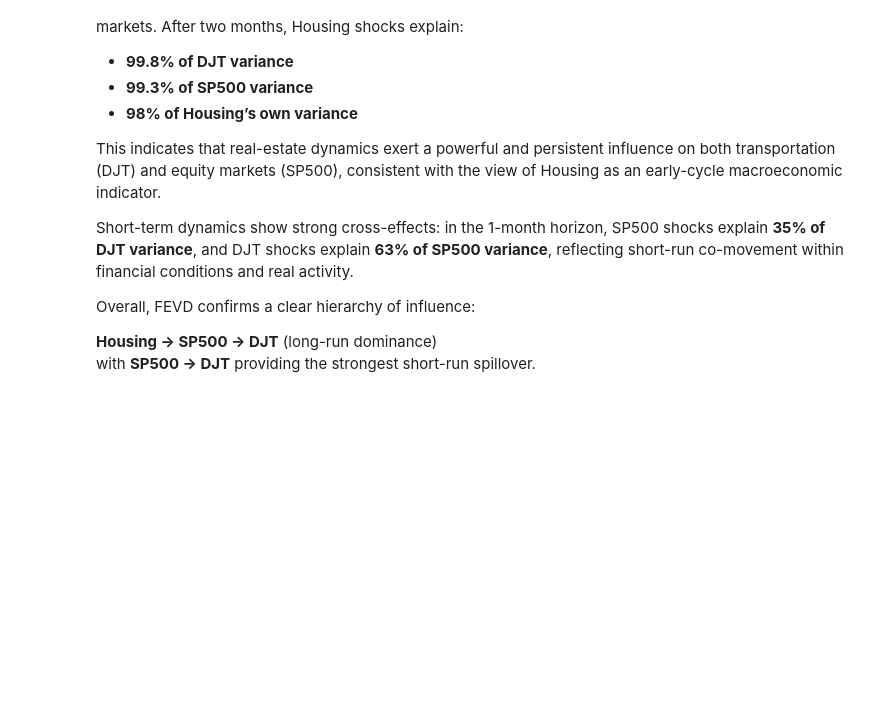
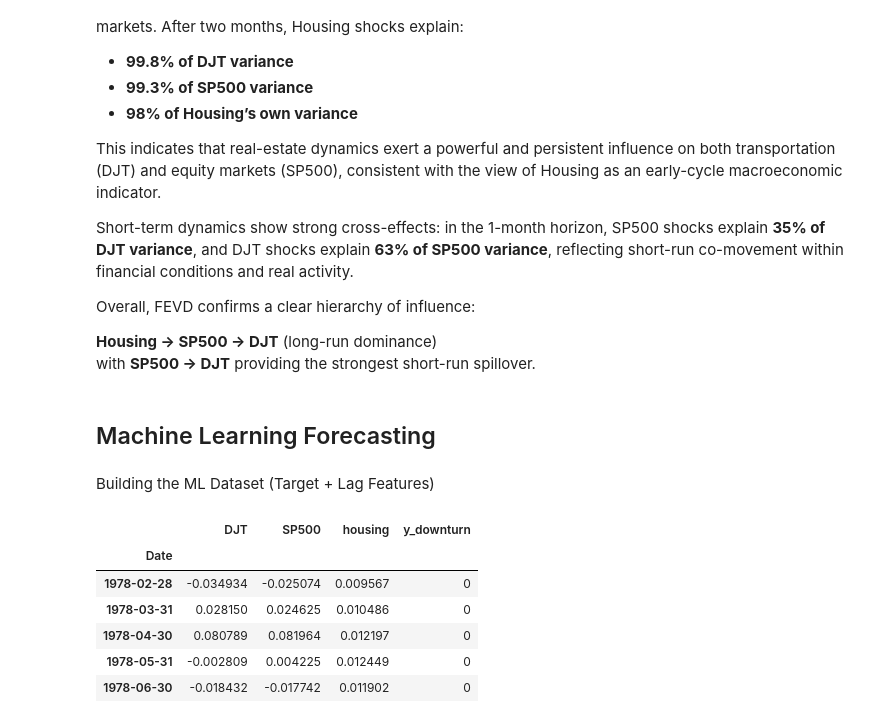
Before and after one commit to efederincay/us-market-leadlag-analysis, a Jupyter notebook: Lead_Lag_Analysis_US_Markets.ipynb, the cells around one changed output. Cells and saved outputs as stored; diff of their text form; code cells hidden in the pictures; blank space fills up the shorter version.

```diff
--- a/Lead_Lag_Analysis_US_Markets.ipynb
+++ b/Lead_Lag_Analysis_US_Markets.ipynb
@@ -830,3 +856,27 @@ Overall, FEVD confirms a clear hierarchy of influence:
 
 **Housing → SP500 → DJT** (long-run dominance)
 with **SP500 → DJT** providing the strongest short-run spillover.
+# %% [markdown]
+## Machine Learning Forecasting ##
+# %% [markdown]
+Building the ML Dataset (Target + Lag Features)
+# %%
+# Buil ML dataset with -5% downturn treshold
+ml_df= combined_log_diff.copy()
+
+# Downturn = next month's SP500 return <= -5%
+threshold = -0.05
+ml_df['y_downturn'] = (ml_df['SP500'].shift(-1) <= threshold).astype(int)
+
+# Last row has no "next month", drop it
+ml_df = ml_df.iloc[:-1].copy()
+
+ml_df.head()
+# %% [output]
+|  | DJT | SP500 | housing | y_downturn |
+| Date |  |  |  |  |
+| 1978-02-28 | -0.034934 | -0.025074 | 0.009567 | 0 |
+| 1978-03-31 | 0.028150 | 0.024625 | 0.010486 | 0 |
+| 1978-04-30 | 0.080789 | 0.081964 | 0.012197 | 0 |
+| 1978-05-31 | -0.002809 | 0.004225 | 0.012449 | 0 |
+| 1978-06-30 | -0.018432 | -0.017742 | 0.011902 | 0 |
```
Also changed, not shown: parts of 18 cells of this notebook.
